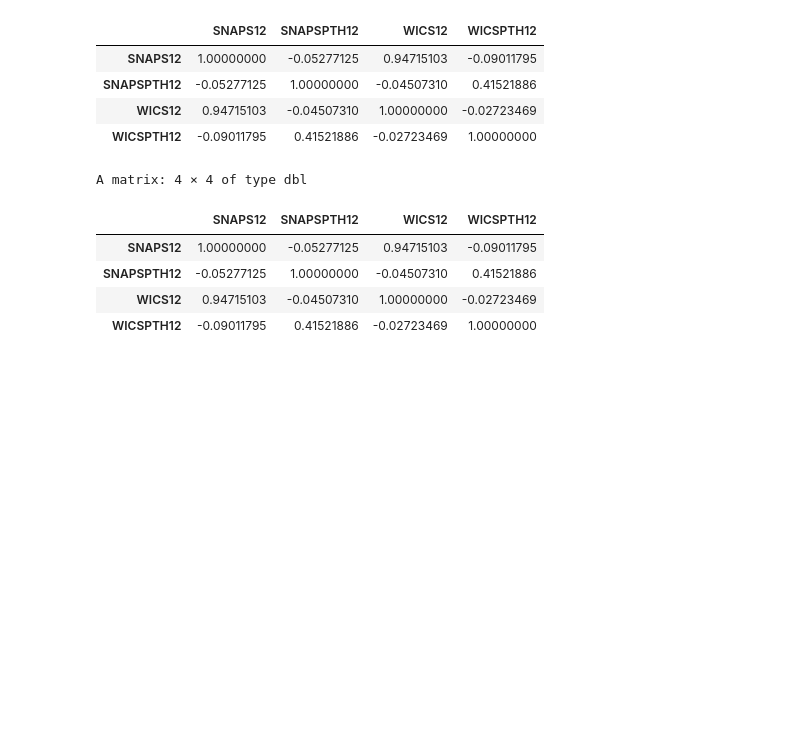
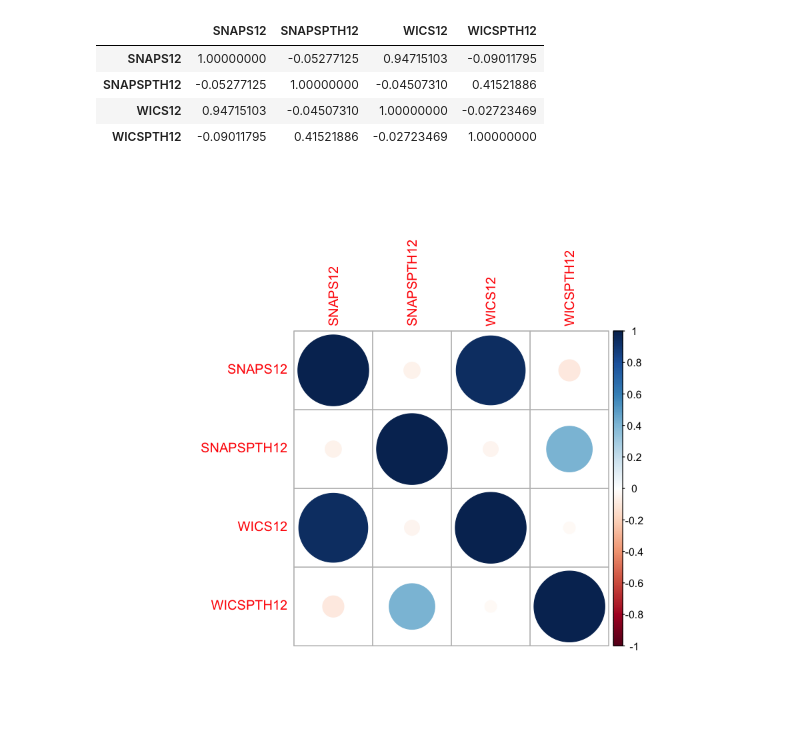
Before and after one commit to FarhanSetyaD/PredictionData, a Jupyter notebook: uts.ipynb, the cells around one changed output. Drawn from its saved outputs; the diff is of its cells as text; code cells hidden in the pictures; blank space fills up the shorter version.

Commit message:
add visual of correlation

```diff
--- a/uts.ipynb
+++ b/uts.ipynb
@@ -81,11 +99,6 @@ A matrix: 4 × 4 of type dbl
 | WICS12 | 0.94715103 | -0.04507310 | 1.00000000 | -0.02723469 |
 | WICSPTH12 | -0.09011795 | 0.41521886 | -0.02723469 | 1.00000000 |
 # %%
-corrplot()
+corrplot(matrix.cor)
 # %% [output]
-A matrix: 4 × 4 of type dbl
-|  | SNAPS12 | SNAPSPTH12 | WICS12 | WICSPTH12 |
-| SNAPS12 | 1.00000000 | -0.05277125 | 0.94715103 | -0.09011795 |
-| SNAPSPTH12 | -0.05277125 | 1.00000000 | -0.04507310 | 0.41521886 |
-| WICS12 | 0.94715103 | -0.04507310 | 1.00000000 | -0.02723469 |
-| WICSPTH12 | -0.09011795 | 0.41521886 | -0.02723469 | 1.00000000 |
+[figure, added]
```
Also changed, not shown: parts of 2 cells of this notebook.
